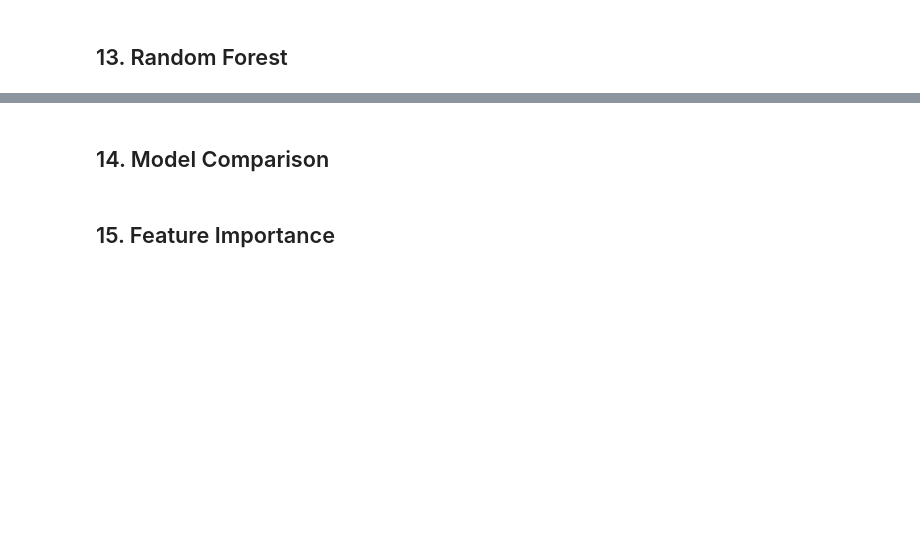
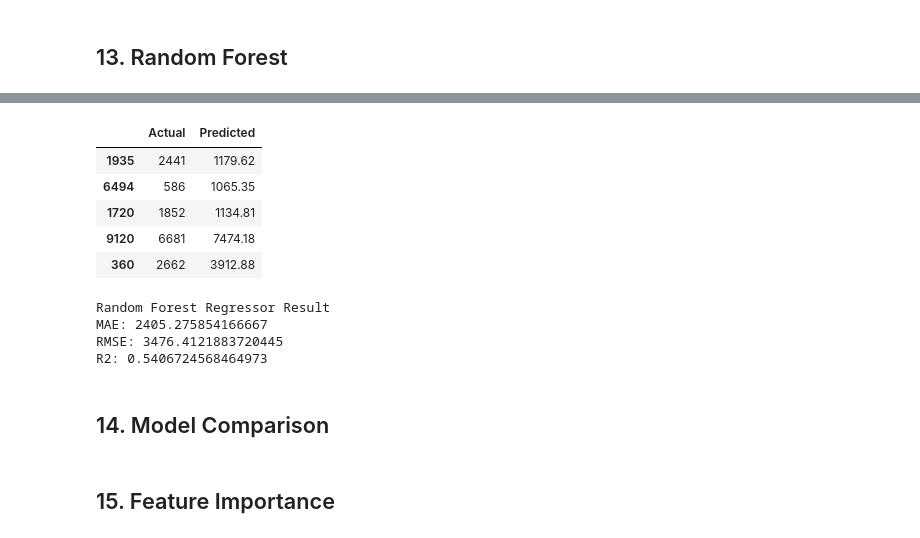
Before and after one commit to prat-yussh/AI-Workforce-Layoffs-Analysis, a Jupyter notebook: layoff_count_prediction.ipynb, the cells around one changed output, grey strips where cells are left out. Saved outputs shown, nothing was run; the diff lists cells and outputs as text; code cells hidden in the pictures; blank space fills up the shorter version.

```diff
--- a/layoff_count_prediction.ipynb
+++ b/layoff_count_prediction.ipynb
@@ -249,3 +353,35 @@ array([  345.61243009,   470.55504019,  1557.68871869, 10918.03598903,
+# %%
+comparison = pd.DataFrame({
+    "Actual":y_test,
+    "Predicted":y_pred_rf
+})
+
+comparison.head()
+# %% [output]
+|  | Actual | Predicted |
+| 1935 | 2441 | 1179.62 |
+| 6494 | 586 | 1065.35 |
+| 1720 | 1852 | 1134.81 |
+| 9120 | 6681 | 7474.18 |
+| 360 | 2662 | 3912.88 |
+# %%
+from sklearn.metrics import mean_absolute_error,mean_squared_error,r2_score
+import numpy as np
+
+mae_rf = mean_absolute_error(y_test,y_pred_rf)
+mse_rf = mean_squared_error(y_test,y_pred_rf)
+rmse_rf = np.sqrt(mse_rf)
+r2_rf = r2_score(y_test,y_pred_rf)
+
+print("Random Forest Regressor Result")
+print("MAE:",mae_rf)
+print("RMSE:",rmse_rf)
+print("R2:",r2_rf)
+# %% [output]
+Random Forest Regressor Result
+MAE: 2405.275854166667
+RMSE: 3476.4121883720445
+R2: 0.5406724568464973
 # %% [markdown]
 ## 14. Model Comparison
 # %% [markdown]
```
Also changed, not shown: parts of 8 cells of this notebook.
